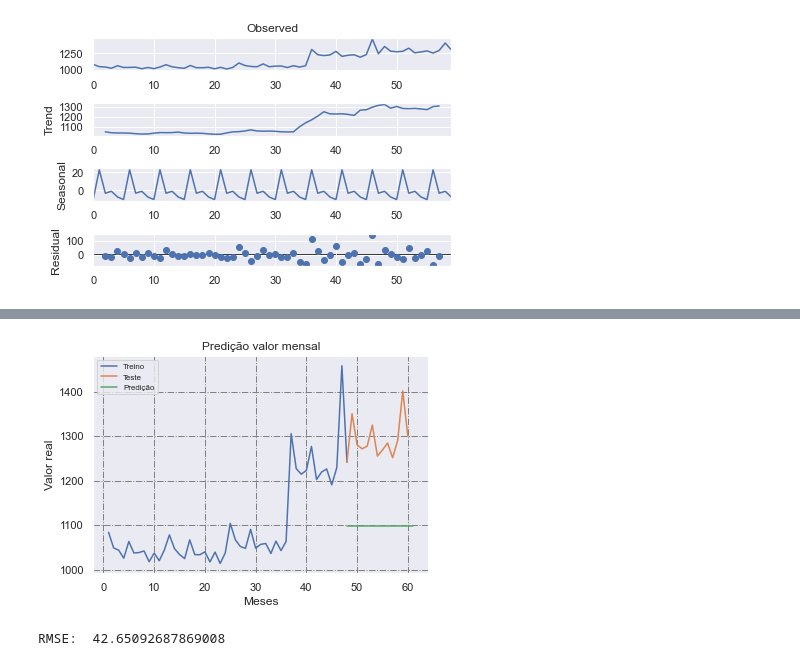
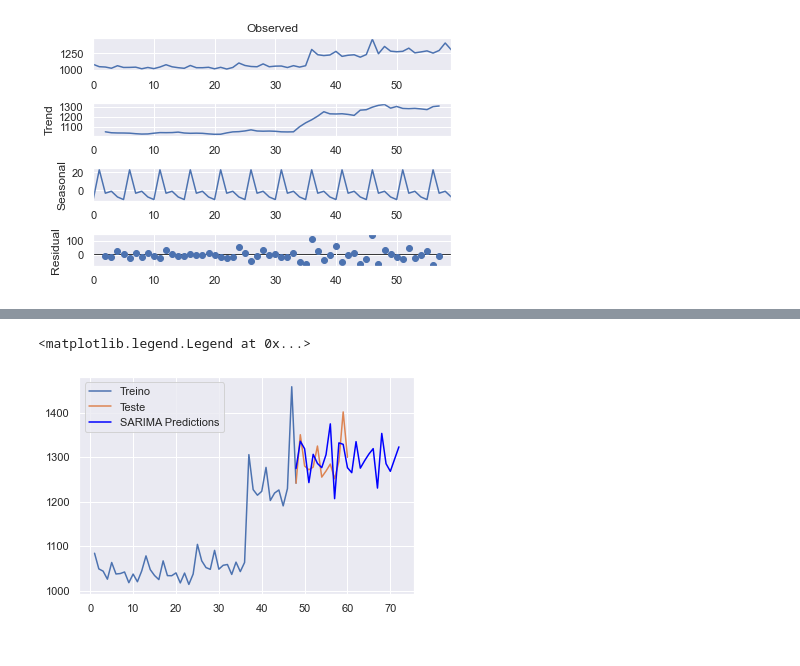
Before and after one commit to ghastcmd/data-science-project, a Jupyter notebook: Projeto.ipynb, the cells around one changed output, grey strips where cells are left out. Drawn from its saved outputs; the diff is of its cells as text; code cells hidden in the pictures.

```diff
--- a/Projeto.ipynb
+++ b/Projeto.ipynb
@@ -463,19 +445,32 @@ Name: predicted_mean, dtype: float64
-# %%
-plt.plot(train_df, label='Treino')
-plt.plot(test_df, label='Teste')
-plt.plot(forecast, label='Predição')
-plt.title('Predição valor mensal')
-plt.xlabel('Meses')
-plt.ylabel('Valor real')
-plt.legend(loc='upper left', fontsize=8)
-plt.show()
-# %% [output]
-[figure, removed]
-# %%
-from math import sqrt
-from sklearn.metrics import mean_squared_error
-rms = sqrt(mean_squared_error(test_df,forecast))
-print("RMSE: ", rms)
-#Erro médio quadrático
-# %% [output]
-RMSE:  42.65092687869008
+# %%
+from statsmodels.tsa.statespace.sarimax import SARIMAX
+from statsmodels.tsa.arima.model import ARIMA
+import numpy as np
+from itertools import product
+from statsmodels.graphics.tsaplots import plot_pacf
+from statsmodels.graphics.tsaplots import plot_acf
+from statsmodels.tsa.stattools import adfuller
+y = train['train']
+# %%
+SARIMAXmodel = SARIMAX(y, order = (12, 0, 1), seasonal_order=(0,0,0,2))
+SARIMAXmodel = SARIMAXmodel.fit(dis=-1)
+
+def sarima_forecast(size):
+    y_pred = SARIMAXmodel.get_forecast(size)
+    y_pred_df = y_pred.conf_int(alpha = 0.05)
+    y_pred_df["Predictions"] = SARIMAXmodel.predict(start = y_pred_df.index[0], end = y_pred_df.index[-1])
+
+    y_pred_df.index = [i for i in range(y_pred_df.index[0], y_pred_df.index[-1] + 1)] # test.index
+    y_pred_out = y_pred_df["Predictions"]
+    return y_pred_out
+
+y_pred_out = sarima_forecast(len(test.index) + 12)
+
+plt.clf()
+plt.plot(train, label='Treino')
+plt.plot(test, label='Teste')
+plt.plot(y_pred_out, color='Blue', label = 'SARIMA Predictions')
+plt.legend()
+# %% [output]
+<matplotlib.legend.Legend at 0x...>
+[figure, added]
```
Also changed, not shown: parts of 10 cells of this notebook.
